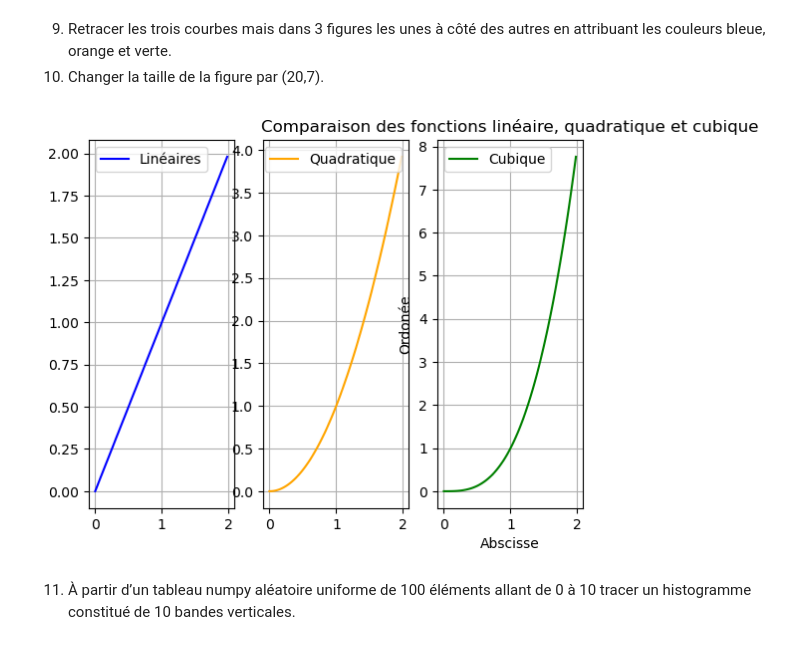
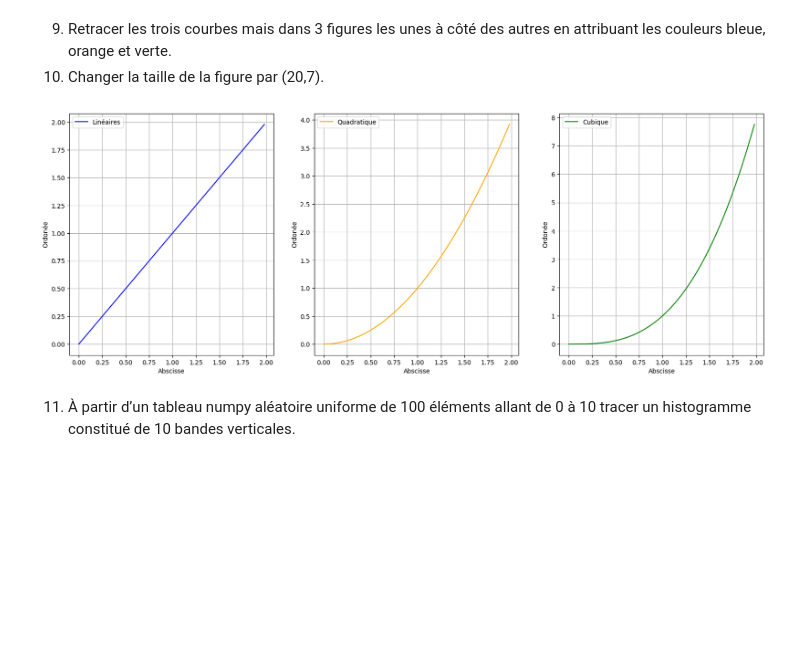
Before and after one commit to Samuelhcq/MachineLearning, a Jupyter notebook: TP2/TP2.ipynb, the cells around one changed output. Saved outputs shown, nothing was run; the diff lists cells and outputs as text; code cells hidden in the pictures; blank space fills up the shorter version.

```diff
--- a/TP2/TP2.ipynb
+++ b/TP2/TP2.ipynb
@@ -359,25 +370,34 @@ plt.show()
 9. Retracer les trois courbes mais dans 3 figures les unes à côté des autres en attribuant les couleurs bleue, orange et verte.
 10. Changer la taille de la figure par (20,7).
 # %%
+import matplotlib
+
+matplotlib.rc('figure', figsize=(20,7))
+
 plt.subplot(131)
 plt.plot(x,x,color='blue',label='Linéaires')
+plt.legend()
+plt.ylabel("Ordonée")
+plt.xlabel("Abscisse")
 plt.grid(True)
-plt.legend()
+
 plt.subplot(132)
 plt.plot(x,y2,color='orange',label='Quadratique')
+plt.legend()
+plt.ylabel("Ordonée")
+plt.xlabel("Abscisse")
 plt.grid(True)
-plt.legend()
+
 plt.subplot(133)
 plt.plot(x,y3,color='green',label='Cubique')
-plt.grid(True)
 plt.legend()
-
-plt.title("Comparaison des fonctions linéaire, quadratique et cubique")
 plt.ylabel("Ordonée")
 plt.xlabel("Abscisse")
+plt.grid(True)
+
 plt.show()
 # %% [output]
-[figure, old version]
+[figure, new version]
 # %% [markdown]
 11. À partir d’un tableau numpy aléatoire uniforme de 100 éléments allant de 0 à 10 tracer un histogramme constitué de 10
 bandes verticales.
```
Also changed, not shown: parts of 10 cells of this notebook, 2 other files.
